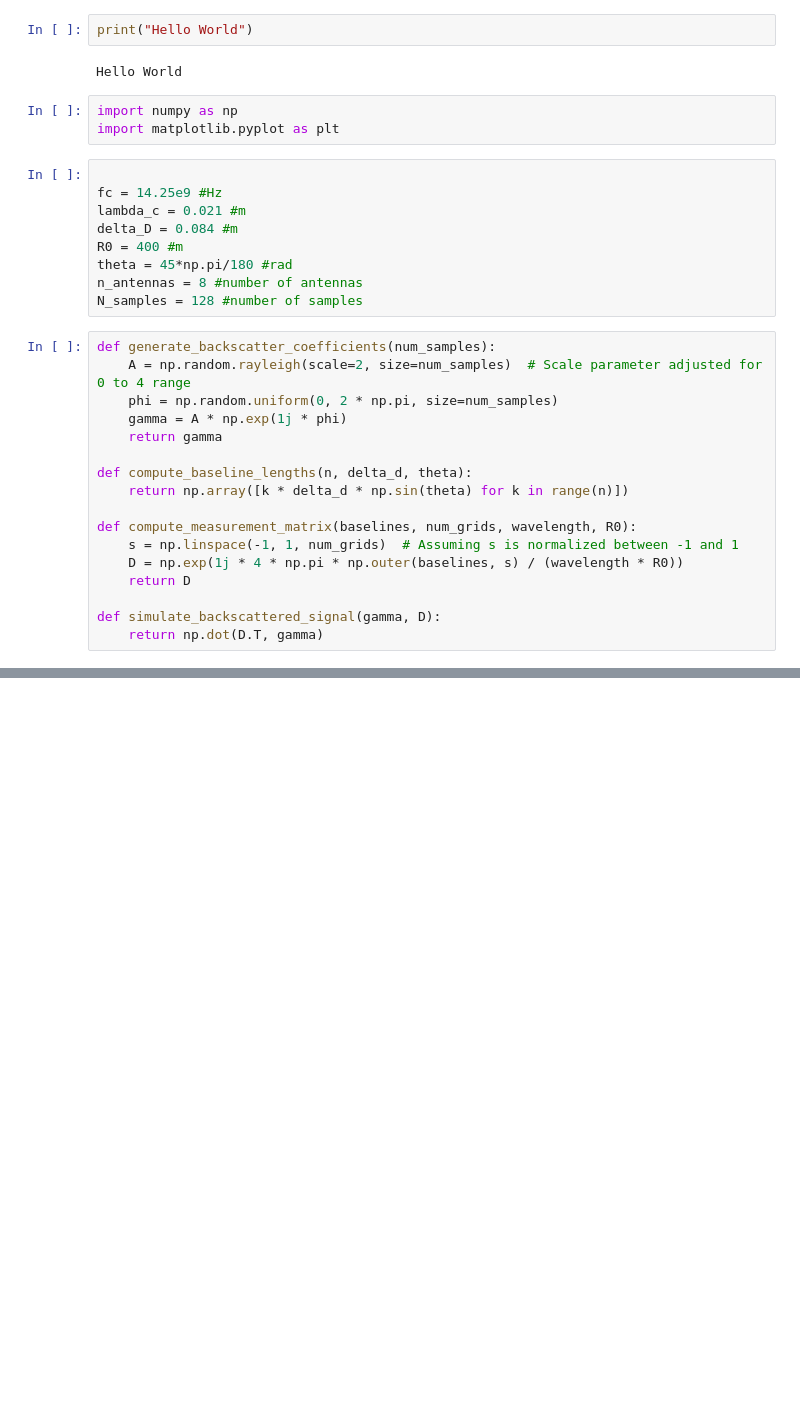
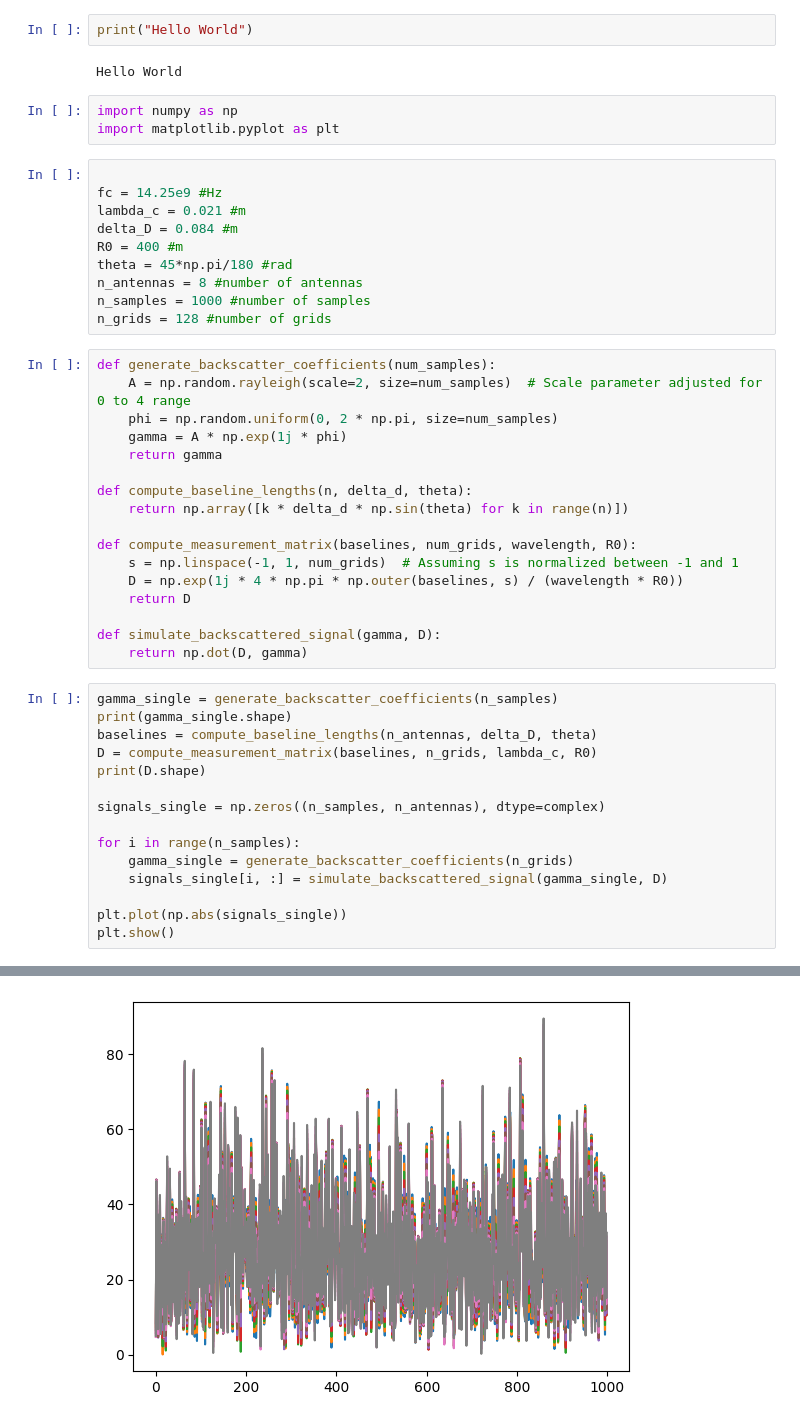
Before and after one commit to EscandeIsaya/IMA206_project, a Jupyter notebook: isaya_impl.ipynb, the cells around one changed output, grey strips where cells are left out. Cells and saved outputs as stored; diff of their text form; blank space fills up the shorter version.

Commit message:
Single Scatterers ok

```diff
--- a/isaya_impl.ipynb
+++ b/isaya_impl.ipynb
@@ -13,7 +13,8 @@ delta_D = 0.084 #m
 R0 = 400 #m
 theta = 45*np.pi/180 #rad
 n_antennas = 8 #number of antennas
-N_samples = 128 #number of samples
+n_samples = 1000 #number of samples
+n_grids = 128 #number of grids
 # %%
 def generate_backscatter_coefficients(num_samples):
     A = np.random.rayleigh(scale=2, size=num_samples)  # Scale parameter adjusted for 0 to 4 range
@@ -30,4 +31,20 @@ def compute_measurement_matrix(baselines, num_grids, wavelength, R0):
     return D
 
 def simulate_backscattered_signal(gamma, D):
-    return np.dot(D.T, gamma)
+    return np.dot(D, gamma)
+# %%
+gamma_single = generate_backscatter_coefficients(n_samples)
+print(gamma_single.shape)
+baselines = compute_baseline_lengths(n_antennas, delta_D, theta)
+D = compute_measurement_matrix(baselines, n_grids, lambda_c, R0)
+print(D.shape)
+
+signals_single = np.zeros((n_samples, n_antennas), dtype=complex)
+
+for i in range(n_samples):
+    gamma_single = generate_backscatter_coefficients(n_grids)
+    signals_single[i, :] = simulate_backscattered_signal(gamma_single, D)
+
+plt.plot(np.abs(signals_single))
+plt.show()
+# %% [output]
@@ -33,0 +53 @@ def simulate_backscattered_signal(gamma, D):
+[figure, added]
```
Also changed, not shown: parts of 1 cell of this notebook, 1 other file.
